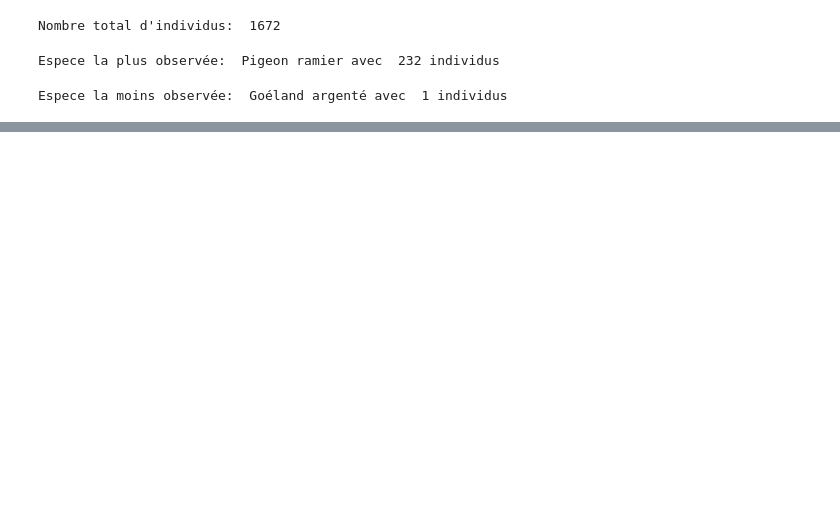
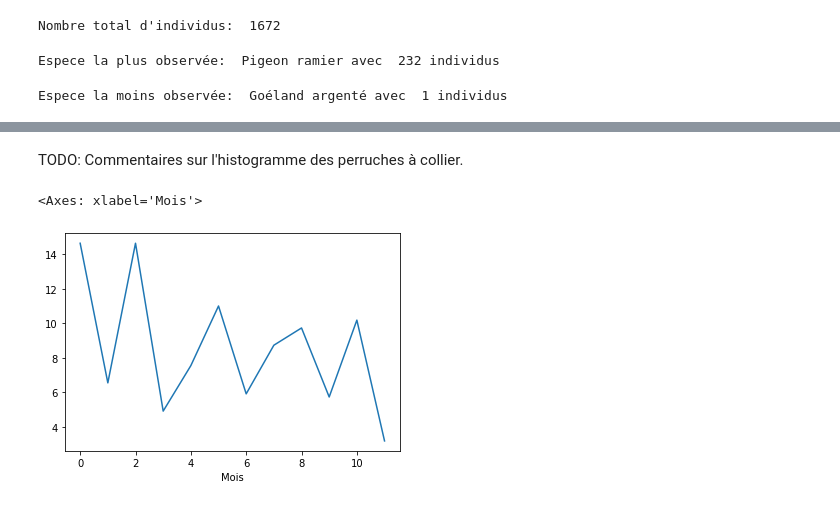
Before and after one commit to hadouin/data-science-isep, a Jupyter notebook: main.ipynb, the cells around one changed output, grey strips where cells are left out. Drawn from its saved outputs; the diff is of its cells as text; code cells hidden in the pictures; blank space fills up the shorter version.

```diff
--- a/main.ipynb
+++ b/main.ipynb
@@ -46,0 +51,8 @@ Espece la moins observée:  Goéland argenté avec  1 individus
+# %%
+# Supprimer les colonnes qui contiennent zéro
+colonnes_supprimees = data.columns[data.eq(0).any()]
+data_sans_zeros = data.drop(colonnes_supprimees, axis=1)
+
+# Afficher les noms des colonnes supprimées
+noms_colonnes_supprimees = colonnes_supprimees.tolist()
+print(len(noms_colonnes_supprimees), " Colonnes supprimées :", noms_colonnes_supprimees)
@@ -46,0 +132,14 @@ Espece la moins observée:  Goéland argenté avec  1 individus
+# %% [markdown]
+TODO: Commentaires sur l'histogramme des perruches à collier.
+# %%
+# On supprime la colonne des perruches à collier
+data_sans_perruches = data_sans_zeros.drop(['Perruche à collier'], axis=1)
+# On calcule la moyenne par mois
+moyenne_par_mois = data_sans_perruches.mean(axis=1)
+moyenne_par_mois.name = 'Moyenne générale'
+
+# Plot de la moyenne générale par mois
+moyenne_par_mois.plot()
+# %% [output]
+<Axes: xlabel='Mois'>
+[figure, added]
```
Also changed, not shown: parts of 16 cells of this notebook.
